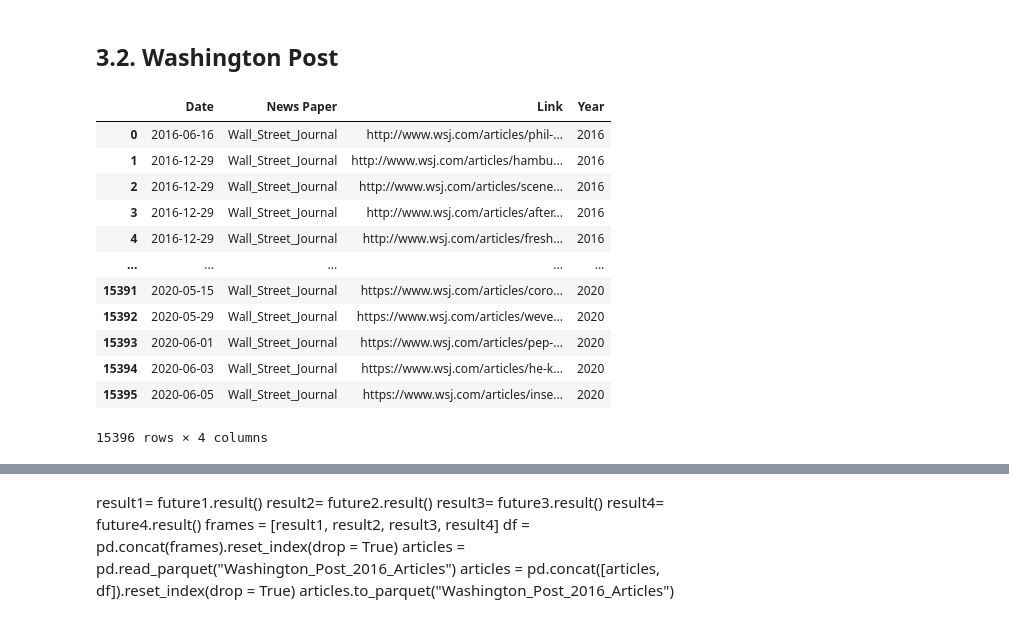
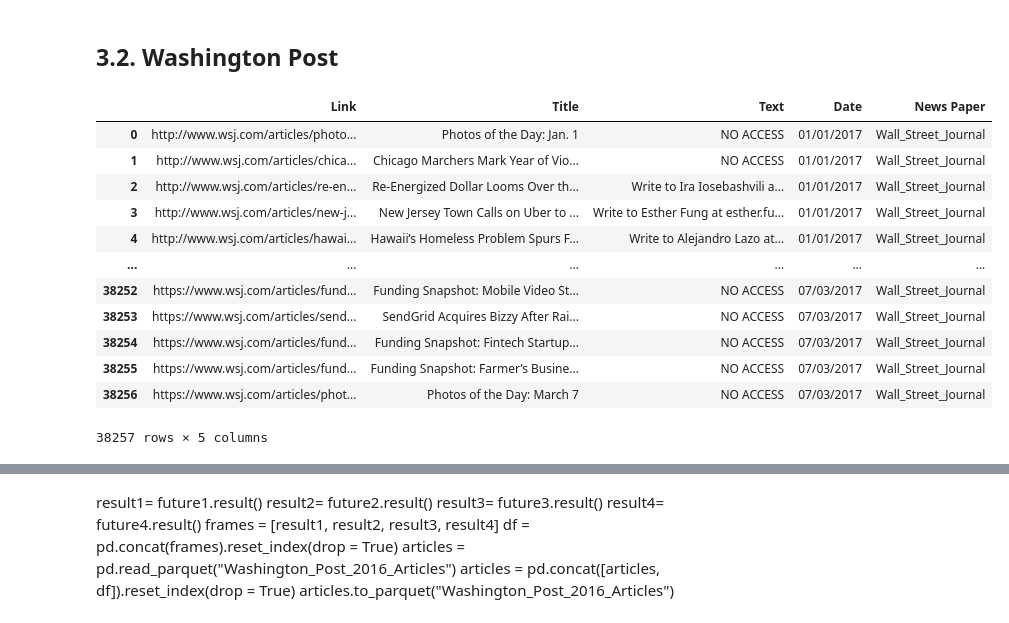
Before and after one commit to TBoedt/Constructing-A-Climate-Change-Concern-Index-Based-Upon-US-Newspaper-Articles, a Jupyter notebook: Scrapping_File_v2.ipynb, the cells around one changed output, grey strips where cells are left out. Drawn from its saved outputs; the diff is of its cells as text; code cells hidden in the pictures.

```diff
--- a/Scrapping_File_v2.ipynb
+++ b/Scrapping_File_v2.ipynb
@@ -727,22 +727,22 @@ WP_URLS = pd.read_parquet("Washington_Post_2017urls_to_scrape").reset_index(drop
 # URLS_WP = pd.read_parquet("Wall_Street_Journal_"+year+"_URLS(1)")
 # URLS_WP
 # %%
-URLS_WP = pd.read_parquet("WSJ_missed_URLsV2")
+URLS_WP = pd.read_parquet("Wall_Street_Journal_2017urls_to_scrape")
 URLS_WP
 # %% [output]
-|  | Date | News Paper | Link | Year |
-| 0 | 2016-06-16 | Wall_Street_Journal | http://www.wsj.com/articles/phil-... | 2016 |
-| 1 | 2016-12-29 | Wall_Street_Journal | http://www.wsj.com/articles/hambu... | 2016 |
-| 2 | 2016-12-29 | Wall_Street_Journal | http://www.wsj.com/articles/scene... | 2016 |
-| 3 | 2016-12-29 | Wall_Street_Journal | http://www.wsj.com/articles/after... | 2016 |
-| 4 | 2016-12-29 | Wall_Street_Journal | http://www.wsj.com/articles/fresh... | 2016 |
-| ... | ... | ... | ... | ... |
-| 15391 | 2020-05-15 | Wall_Street_Journal | https://www.wsj.com/articles/coro... | 2020 |
-| 15392 | 2020-05-29 | Wall_Street_Journal | https://www.wsj.com/articles/weve... | 2020 |
-| 15393 | 2020-06-01 | Wall_Street_Journal | https://www.wsj.com/articles/pep-... | 2020 |
-| 15394 | 2020-06-03 | Wall_Street_Journal | https://www.wsj.com/articles/he-k... | 2020 |
-| 15395 | 2020-06-05 | Wall_Street_Journal | https://www.wsj.com/articles/inse... | 2020 |
+|  | Link | Title | Text | Date | News Paper |
+| 0 | http://www.wsj.com/articles/photo... | Photos of the Day: Jan. 1 | NO ACCESS | 01/01/2017 | Wall_Street_Journal |
+| 1 | http://www.wsj.com/articles/chica... | Chicago Marchers Mark Year of Vio... | NO ACCESS | 01/01/2017 | Wall_Street_Journal |
+| 2 | http://www.wsj.com/articles/re-en... | Re-Energized Dollar Looms Over th... | Write to Ira Iosebashvili a... | 01/01/2017 | Wall_Street_Journal |
+| 3 | http://www.wsj.com/articles/new-j... | New Jersey Town Calls on Uber to ... | Write to Esther Fung at esther.fu... | 01/01/2017 | Wall_Street_Journal |
+| 4 | http://www.wsj.com/articles/hawai... | Hawaii’s Homeless Problem Spurs F... | Write to Alejandro Lazo at... | 01/01/2017 | Wall_Street_Journal |
+| ... | ... | ... | ... | ... | ... |
+| 38252 | https://www.wsj.com/articles/fund... | Funding Snapshot: Mobile Video St... | NO ACCESS | 07/03/2017 | Wall_Street_Journal |
+| 38253 | https://www.wsj.com/articles/send... | SendGrid Acquires Bizzy After Rai... | NO ACCESS | 07/03/2017 | Wall_Street_Journal |
+| 38254 | https://www.wsj.com/articles/fund... | Funding Snapshot: Fintech Startup... | NO ACCESS | 07/03/2017 | Wall_Street_Journal |
+| 38255 | https://www.wsj.com/articles/fund... | Funding Snapshot: Farmer’s Busine... | NO ACCESS | 07/03/2017 | Wall_Street_Journal |
+| 38256 | https://www.wsj.com/articles/phot... | Photos of the Day: March 7 | NO ACCESS | 07/03/2017 | Wall_Street_Journal |
-15396 rows × 4 columns
+38257 rows × 5 columns
 # %%
 # update_2017 = getWashingtonPostArticles("tb.boedttibo@gmail.com", "ThesisR&T", WP_URLS[1:250])
 # %%
```
Also changed, not shown: parts of 2 cells of this notebook.
